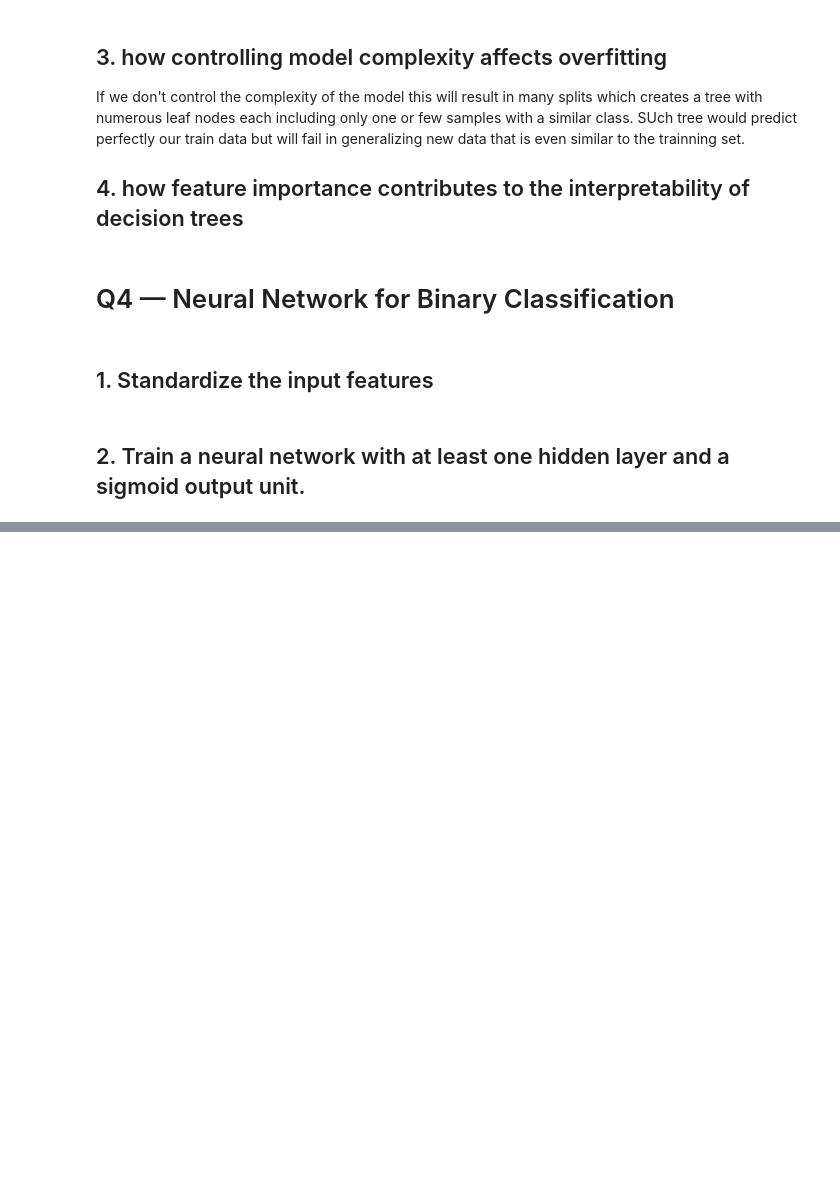
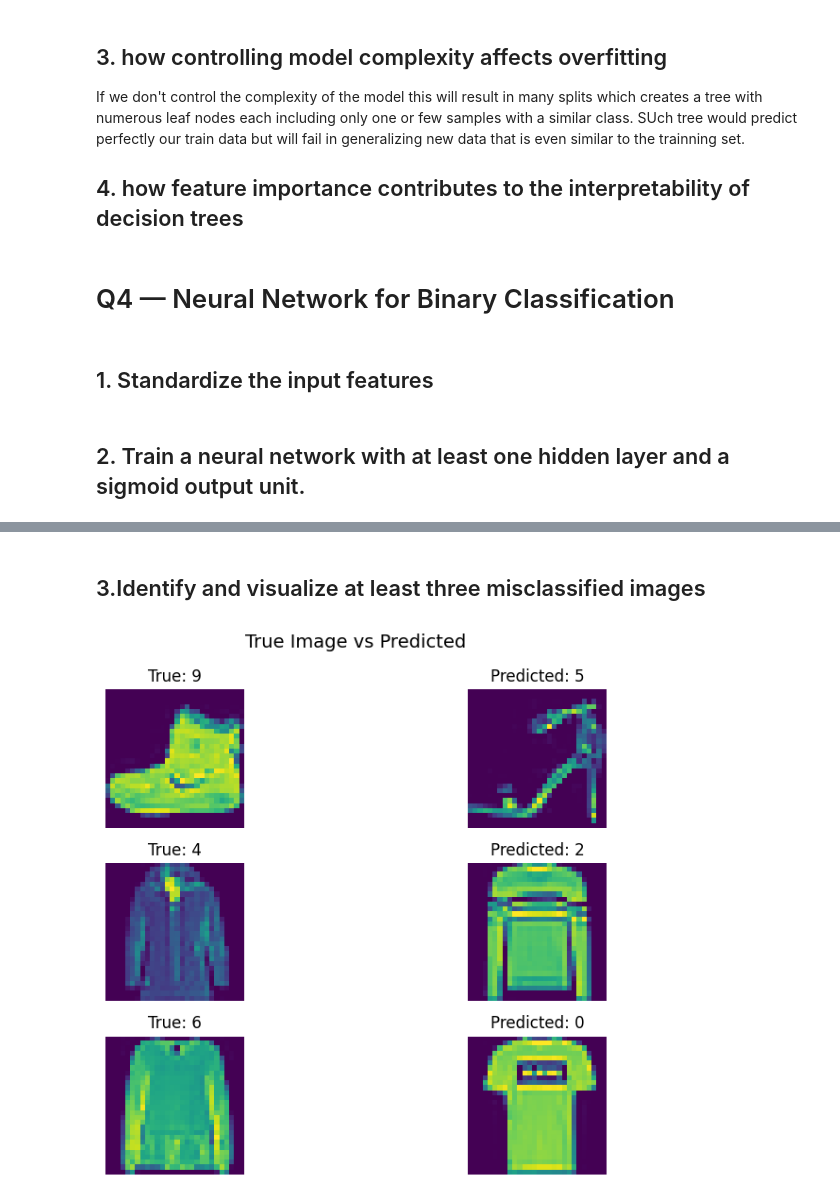
Before and after one commit to Joaron4/uofc_data221_assigments, a Jupyter notebook: Assigment_4/Assigment_4.ipynb, the cells around one changed output, grey strips where cells are left out. Drawn from its saved outputs; the diff is of its cells as text; code cells hidden in the pictures; blank space fills up the shorter version.

```diff
--- a/Assigment_4/Assigment_4.ipynb
+++ b/Assigment_4/Assigment_4.ipynb
@@ -162,0 +287,3 @@ features_test_scaled = scaler.transform(features_test)
+# %%
+X_train = X_train / 255.0
+X_test = X_test / 255.0
@@ -162,0 +292,3 @@ features_test_scaled = scaler.transform(features_test)
+# %%
+X_train = X_train[..., None]
+X_test = X_test[..., None]
@@ -162,0 +392,6 @@ features_test_scaled = scaler.transform(features_test)
+# %%
+test_predictions_prob = model.predict(X_test)
+
+test_predictions = test_predictions_prob.argmax(axis=1)
+
+print("Predictions", test_predictions)
@@ -162,0 +423,43 @@ features_test_scaled = scaler.transform(features_test)
+# %% [markdown]
+## 3.Identify and visualize at least three misclassified images
+# %%
+misclassified_indices = np.where(y_test != test_predictions)[0]
+first_three_indices = misclassified_indices[:3]
+# %%
+class_to_images = {}
+for i in range(10):
+    class_to_images[i] = X_train[y_train == i]
+
+plt.figure(figsize=(10, 6))
+
+for i in range(len(first_three_indices)):
+    idx = first_three_indices[i]
+
+    true_class = y_test[idx]
+    predicted_class = test_predictions[idx]
+
+    true_images_for_class = class_to_images[true_class]
+    true_image = true_images_for_class[0]
+    true_image = true_image.reshape(28, 28)
+
+    predicted_images_for_class = class_to_images[predicted_class]
+    predicted_image = predicted_images_for_class[0]
+    predicted_image = predicted_image.reshape(28, 28)
+
+    plot_position_left = 2 * i + 1
+    plt.subplot(3, 2, plot_position_left)
+    plt.imshow(true_image)
+    plt.title("True: " + str(true_class))
+    plt.axis('off')
+
+    plot_position_right = 2 * i + 2
+    plt.subplot(3, 2, plot_position_right)
+    plt.imshow(predicted_image)
+    plt.title("Predicted: " + str(predicted_class))
+    plt.axis('off')
+
+plt.suptitle("True Image vs Predicted" , fontsize=14)
+plt.tight_layout()
+plt.show()
+# %% [output]
+[figure, added]
```
Also changed, not shown: parts of 33 cells of this notebook.
